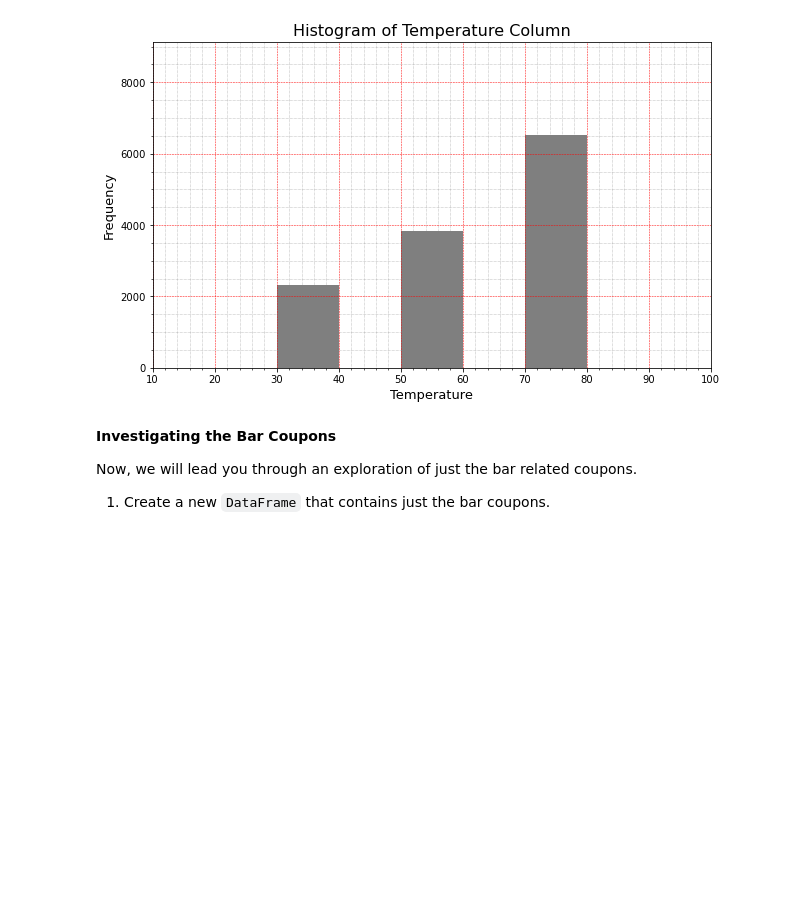
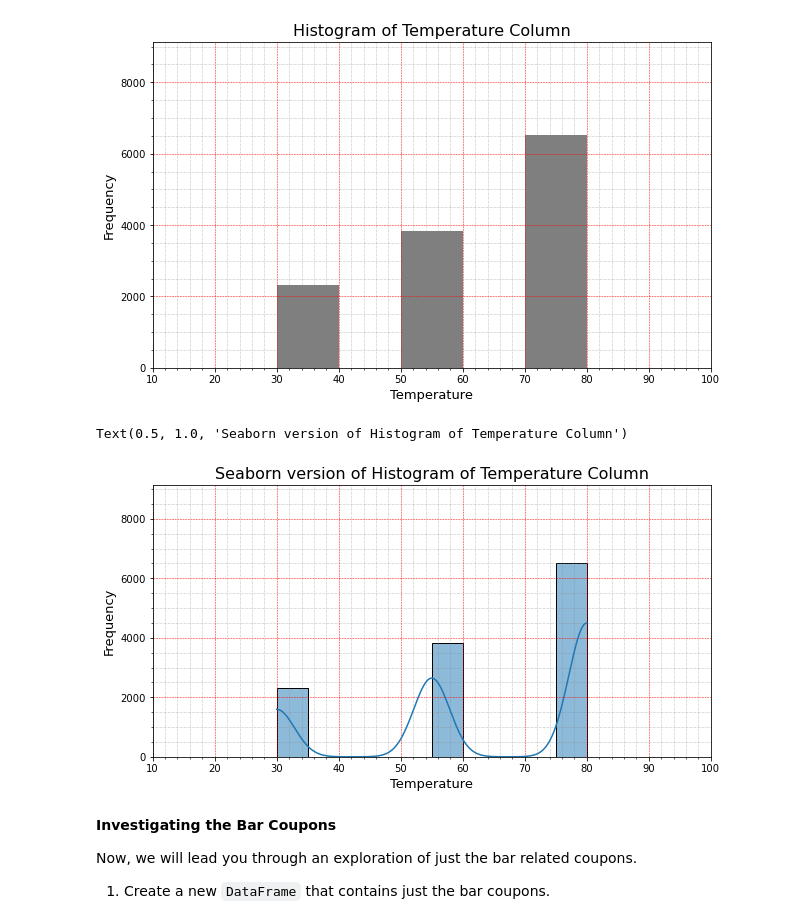
Before and after one commit to pnanyaduba/kraftwerk, a Jupyter notebook: assignment_5_1_starter/Project.ipynb, the cells around one changed output. Saved outputs shown, nothing was run; the diff lists cells and outputs as text; code cells hidden in the pictures; blank space fills up the shorter version.

Commit message:
Updated the Jupyter notebook file, adding Seaborn plot

```diff
--- a/assignment_5_1_starter/Project.ipynb
+++ b/assignment_5_1_starter/Project.ipynb
@@ -331,6 +331,24 @@ temp_val.value_counts(normalize=True)
 30    0.182592
 Name: temperature, dtype: Float64
 [figure]
+# %%
+_temp_val = temp_val
+_temp_val = temp_val_.reset_index()
+_temp_val.set_index("level_0")
+plt.figure(figsize = (10,5))
+fig = sns.histplot(data=_temp_val, x="temperature", binwidth=5, kde=True)
+
+plt.minorticks_on()
+plt.grid(which='major', linestyle='--', linewidth='0.5', color='red')
+plt.grid(which='minor', linestyle=':', linewidth='0.5', color='gray')
+plt.margins(0.4)
+
+fig.set_ylabel("Frequency", fontsize=13)
+fig.set_xlabel('Temperature', fontsize=13)
+fig.set_title(r'Seaborn version of Histogram of Temperature Column', size=16)
+# %% [output]
+Text(0.5, 1.0, 'Seaborn version of Histogram of Temperature Column')
+[figure, added]
 # %% [markdown]
 **Investigating the Bar Coupons**
 
```
